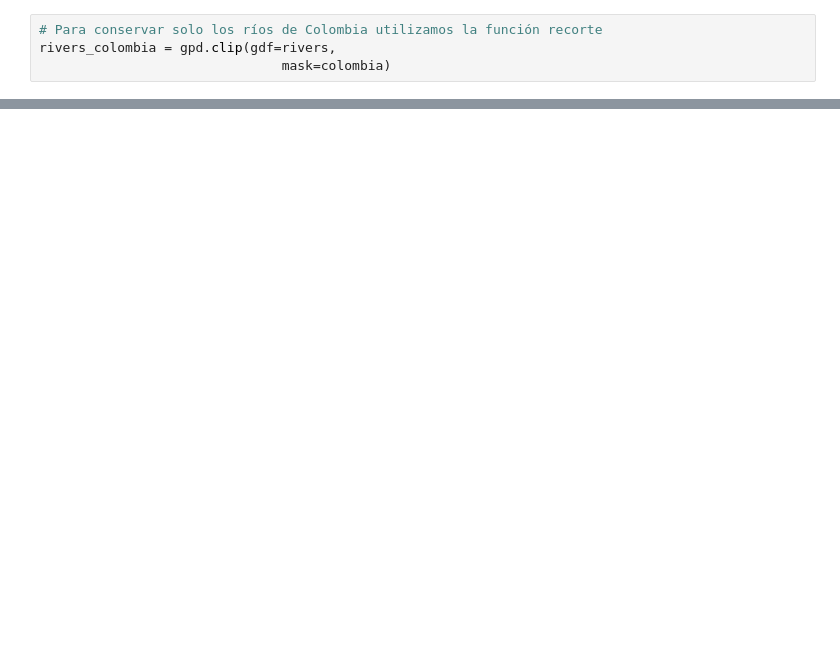
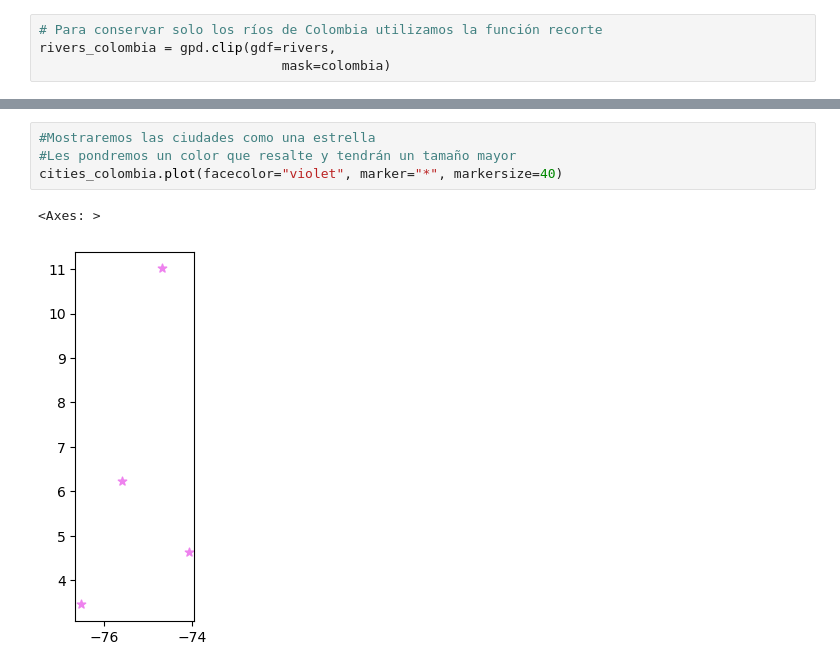
Before and after one commit to ZairaYacsavilca/simpleplot, a Jupyter notebook: Untitled.ipynb, the cells around one changed output, grey strips where cells are left out. Saved outputs shown, nothing was run; the diff lists cells and outputs as text; blank space fills up the shorter version.

```diff
--- a/Untitled.ipynb
+++ b/Untitled.ipynb
@@ -41,0 +76,7 @@ rivers_colombia.head()
+# %%
+#Mostraremos las ciudades como una estrella
+#Les pondremos un color que resalte y tendrán un tamaño mayor
+cities_colombia.plot(facecolor="violet", marker="*", markersize=40)
+# %% [output]
+<Axes: >
+[figure, added]
```
Also changed, not shown: parts of 16 cells of this notebook.
